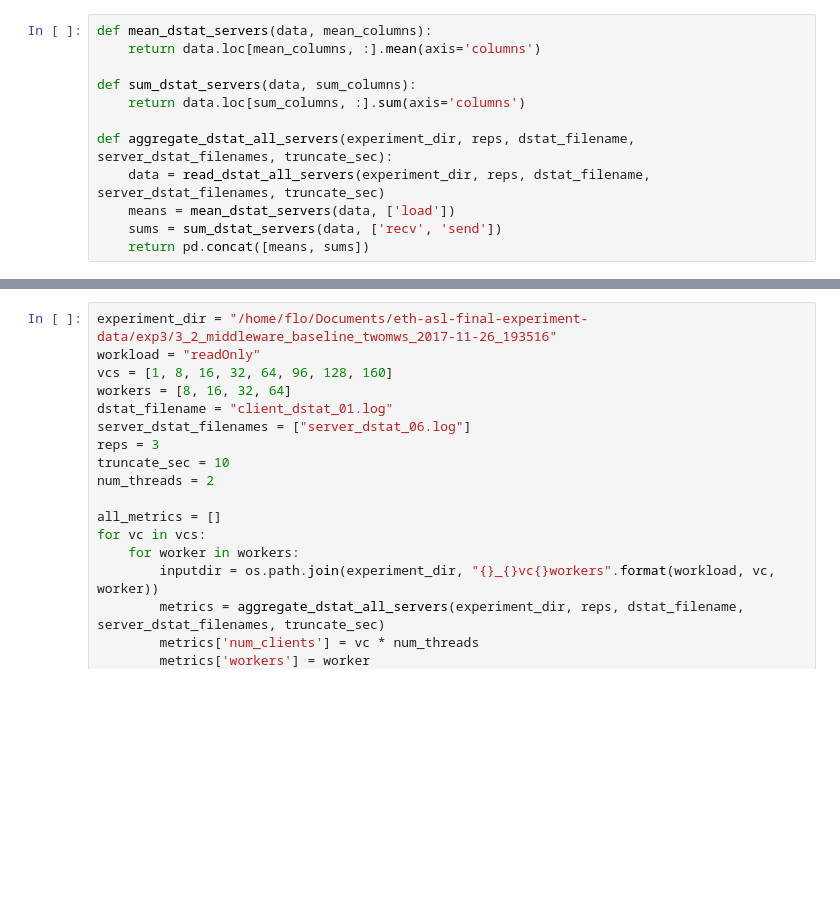
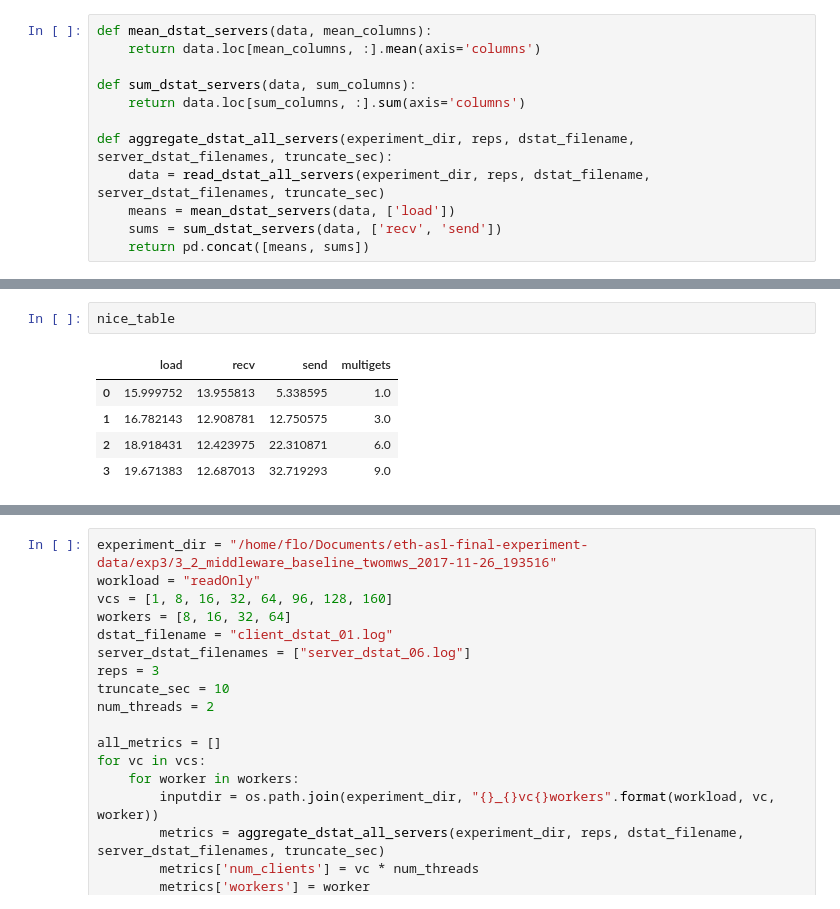
Before and after one commit to flock0/eth-asl, a Jupyter notebook: bash/5_multigets/postprocessing/server_dstat_logs.ipynb, the cells around one changed output, grey strips where cells are left out. Drawn from its saved outputs; the diff is of its cells as text; blank space fills up the shorter version.

```diff
--- a/bash/5_multigets/postprocessing/server_dstat_logs.ipynb
+++ b/bash/5_multigets/postprocessing/server_dstat_logs.ipynb
@@ -61 +80,9 @@ def aggregate_dstat_all_servers(experiment_dir, reps, dstat_filename, server_dst
+# %%
+nice_table
+# %% [output]
+|  | load | recv | send | multigets |
+| 0 | 15.999752 | 13.955813 | 5.338595 | 1.0 |
+| 1 | 16.782143 | 12.908781 | 12.750575 | 3.0 |
+| 2 | 18.918431 | 12.423975 | 22.310871 | 6.0 |
+| 3 | 19.671383 | 12.687013 | 32.719293 | 9.0 |
 # %%
```
Also changed, not shown: parts of 2 cells of this notebook, 2 other files.
